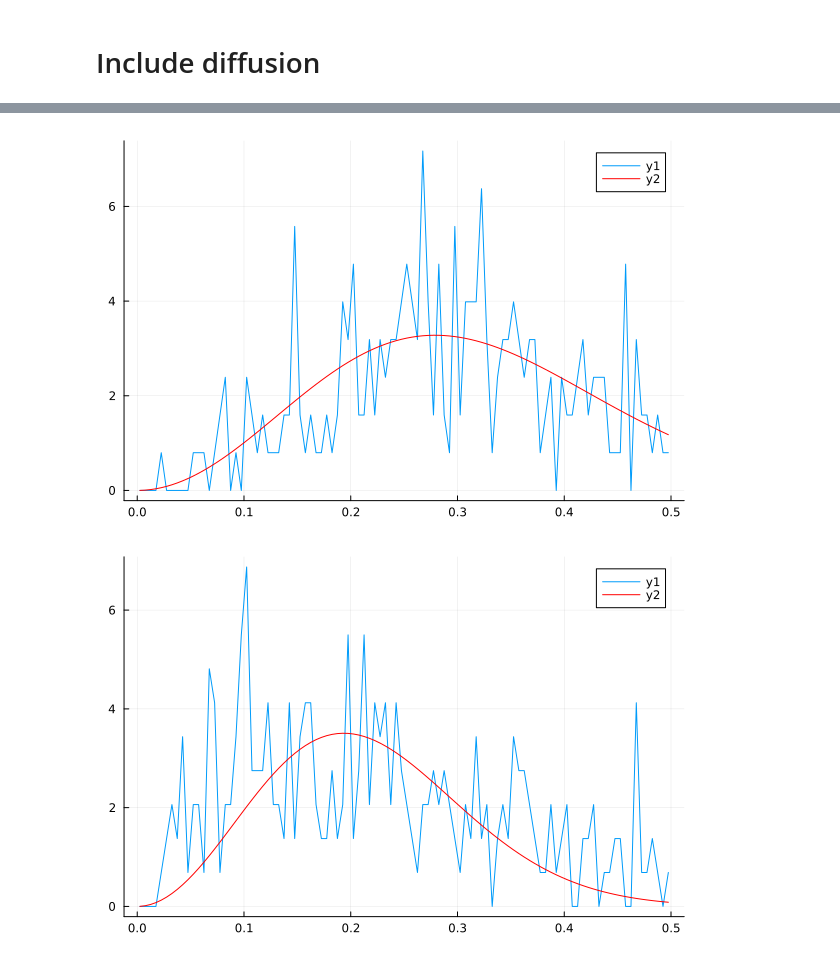
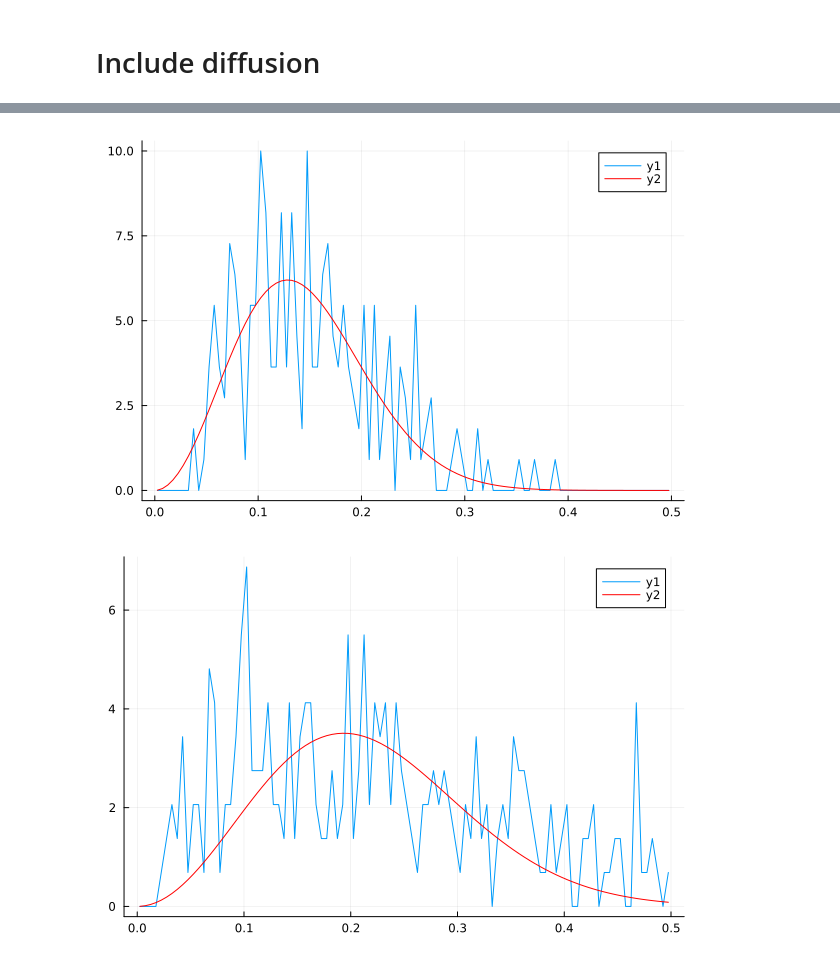
Before and after one commit to ebramyoussef/OpticalBlochEquations.jl, a Jupyter notebook: examples/CaOH_blue_MOT_example_Christian/CaOH_BlueMOT_Figure1/CaF_LaserCoolingInTrap/CaF_LaserCoolingInTrap.ipynb, the cells around one changed output, grey strips where cells are left out. Cells and saved outputs as stored; diff of their text form; code cells hidden in the pictures.

```diff
--- a/examples/CaOH_blue_MOT_example_Christian/CaOH_BlueMOT_Figure1/CaF_LaserCoolingInTrap/CaF_LaserCoolingInTrap.ipynb
+++ b/examples/CaOH_blue_MOT_example_Christian/CaOH_BlueMOT_Figure1/CaF_LaserCoolingInTrap/CaF_LaserCoolingInTrap.ipynb
@@ -73,5 +73,5 @@ prob_func!(prob_periodic)
 # %%
-prob_periodic.p.diffusion_constant = [0.15, 0.15, 0.15]
+prob_periodic.p.diffusion_constant = [0.01, 0.01, 0.01]
 n_trajectories = 20
 sols = distributed_solve(n_trajectories, prob_periodic, prob_func!, scan_nothing, [0])
 ;
@@ -140,26 +146,26 @@ LoadError: DomainError with -11.860683043322437:
 Exponentiation yielding a complex result requires a complex argument.
 Replace x^y with (x+0im)^y, Complex(x)^y, or similar.
 # %%
-i = 400
+i = 2
 vxs = [vx(sol.u[i]) for sol ∈ sols[1] if survived(sol,i)]
 vys = [vy(sol.u[i]) for sol ∈ sols[1] if survived(sol,i)]
 vzs = [vz(sol.u[i]) for sol ∈ sols[1] if survived(sol,i)]
 vs = sqrt.(vxs.^2 .+ vys.^2 .+ vzs.^2)
 
 hist_data = fit(Histogram, vs, 0:0.005:0.5)
 hist_data.isdensity = true
 v = collect(hist_data.edges[1])
 dv = v[2]-v[1]
 v = v[1:end-1] .+ dv/2
 fv = hist_data.weights ./ (sum(hist_data.weights) * dv)
 
 v_fit = curve_fit(maxwell_boltzmann, v, fv, [1, 5e-6], autodiff=:forward)
 A, temp = v_fit.param
 
 plot(v, fv)
 plot!(v, maxwell_boltzmann(v, v_fit.param), color=:red)
 # %% [output]
-[figure, old version]
+[figure, new version]
 # %%
 i = 2
 vxs = [vx(sol.u[i]) for sol ∈ sols_with_diffusion if survived(sol,i)]
```
Also changed, not shown: parts of 14 cells of this notebook, 20 other files.
